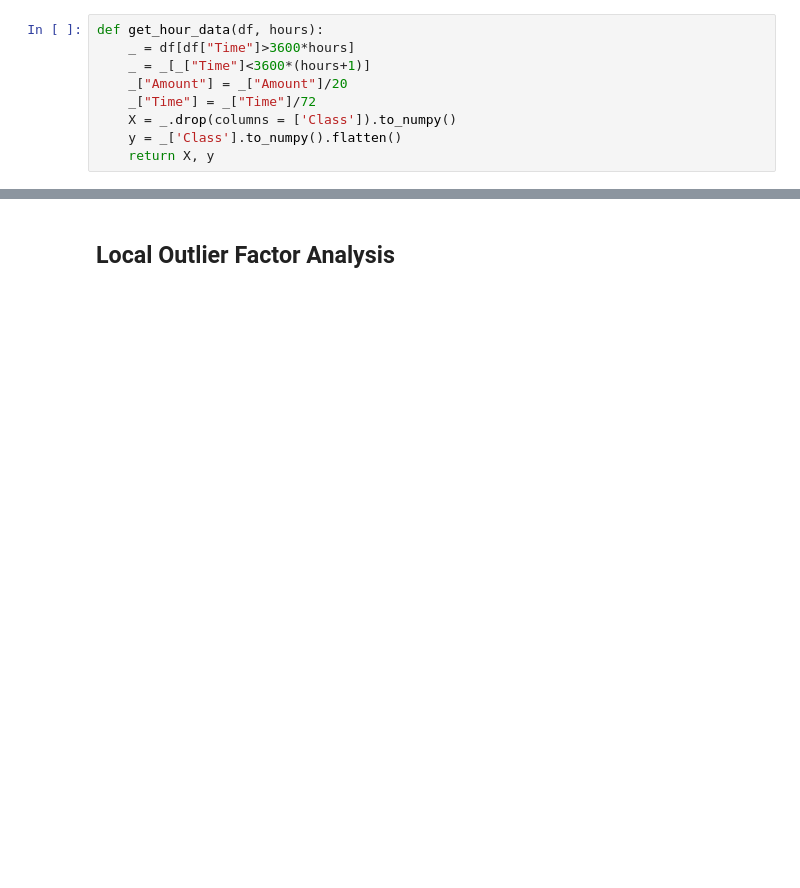
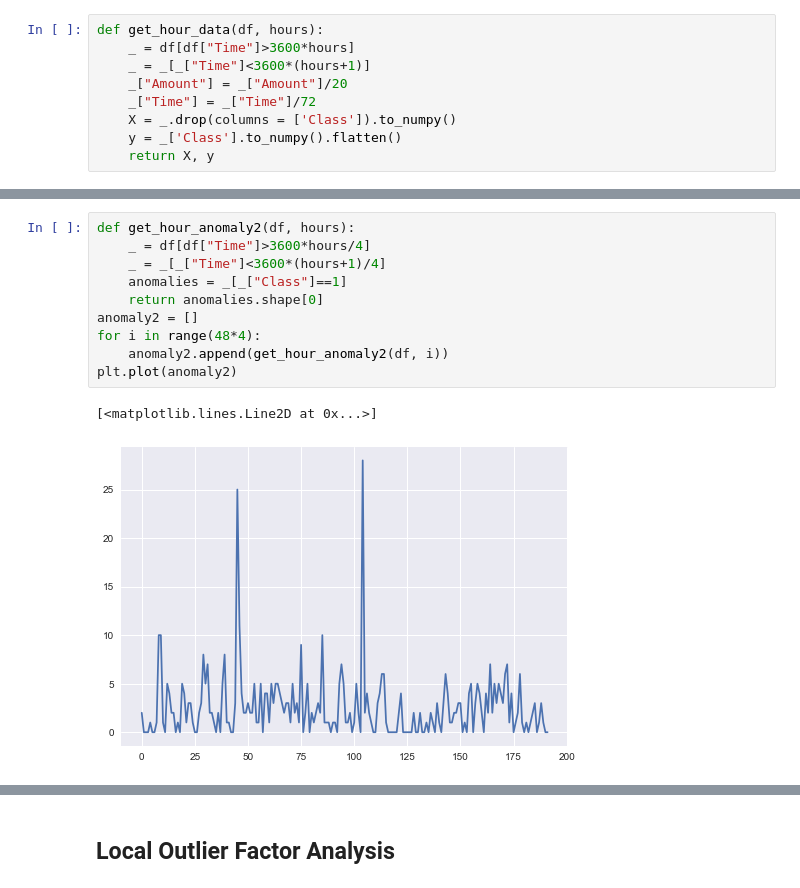
Before and after one commit to cuongmvn/CreditFraudDetection, a Jupyter notebook: notebooks/time-series-LocalOutlierFactor.ipynb, the cells around one changed output, grey strips where cells are left out. Drawn from its saved outputs; the diff is of its cells as text; blank space fills up the shorter version.

```diff
--- a/notebooks/time-series-LocalOutlierFactor.ipynb
+++ b/notebooks/time-series-LocalOutlierFactor.ipynb
@@ -172,0 +159,13 @@ weighted avg       0.99      0.99      0.99    144745
+# %%
+def get_hour_anomaly2(df, hours):
+    _ = df[df["Time"]>3600*hours/4]
+    _ = _[_["Time"]<3600*(hours+1)/4]
+    anomalies = _[_["Class"]==1]
+    return anomalies.shape[0]
+anomaly2 = []
+for i in range(48*4):
+    anomaly2.append(get_hour_anomaly2(df, i))
+plt.plot(anomaly2)
+# %% [output]
+[<matplotlib.lines.Line2D at 0x...>]
+[figure, added]
```
Also changed, not shown: parts of 64 cells of this notebook, 1 other file.
